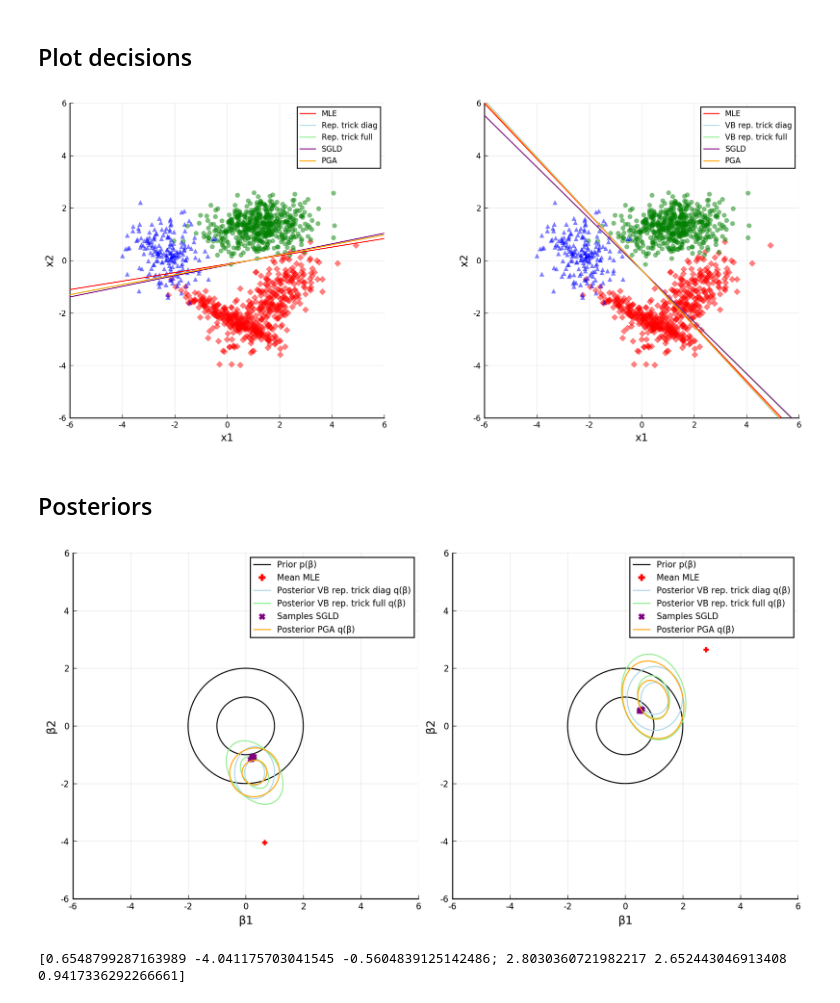
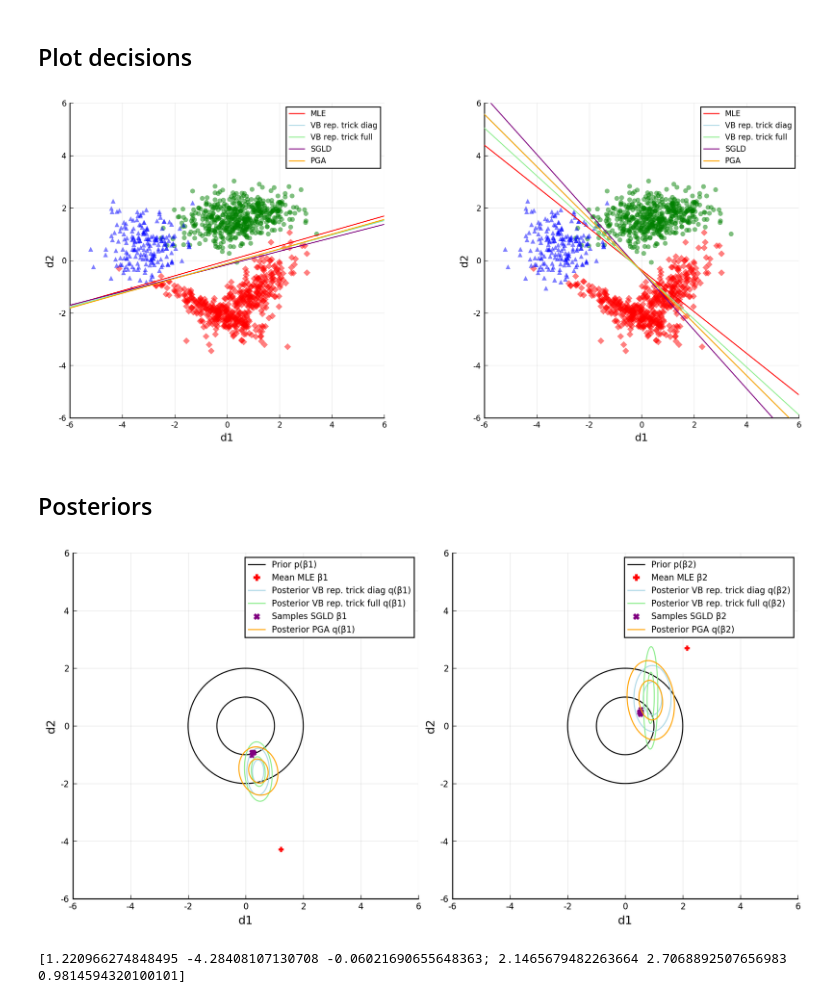
Before and after one commit to fnlandini/BayesianModels, a Jupyter notebook: examples/LogisticRegression.ipynb, the cells around one changed output. Cells and saved outputs as stored; diff of their text form; code cells hidden in the pictures.

```diff
--- a/examples/LogisticRegression.ipynb
+++ b/examples/LogisticRegression.ipynb
@@ -50,7 +50,8 @@ function plotdata!(p, x1_test, x2_test, x3_test)
     scatter!(p, x3_test[1, :], x3_test[2, :], label=nothing, marker = (:utriangle, 5, 0.5, :blue, stroke(0)))
 end
 
-p = plot(size=(500, 500), xlims=(-6, 6), ylims=(-6, 6))
+p = plot(size=(500, 500), xlims=(-6, 6), ylims=(-6, 6), xlabel = "d1",
+              ylabel = "d2")
 plotdata!(p, x1_test, x2_test, x3_test)
 
 savefig("plots/test.png")
@@ -58,8 +59,8 @@ savefig("plots/test.png")
 
 # Plot of distribution
 ppost_dist = plot(xlims = (-6, 6), ylims = (-6, 6),
-              aspect_ratio=:equal, xlabel = "β1",
-              ylabel = "β2")
+              aspect_ratio=:equal, xlabel = "d1",
+              ylabel = "d2")
 plotnormal2d(ppost_dist, μ1, Σ1, ncontours = 2, color = :red, label="Class 1")
 plotnormal2d(ppost_dist, μ2, Σ2, ncontours = 2, color = :red)
 plotnormal2d(ppost_dist, μ3, Σ3, ncontours = 2, color = :green, label="Class 2")
@@ -151,7 +152,7 @@ optim = "SGD"
 savefig("plots/"*optim*"/train_"*string(sizecoeff)*".png")
 
 
-p = plot(size=(500, 500), xlims=(-6, 6), ylims=(-6, 6))
+p = plot(size=(500, 500), xlims=(-6, 6), ylims=(-6, 6), xlabel="d1", ylabel="d2")
 plotdata!(p, x1_test_norm, x2_test_norm, x3_test_norm)
 
 savefig("plots/"*optim*"/test_norm.png")
@@ -1588,87 +1590,87 @@ pdec1 = plot(
     aspect_ratio=:equal,
     xlims=(-6, 6),
     ylims=(-6, 6),
-    xlabel="x1",
-    ylabel="x2"
+    xlabel="d1",
+    ylabel="d2"
 )
 
 plotdata!(pdec1, x1_test_norm, x2_test_norm, x3_test_norm)
 
 plotdecisionline!(pdec1, β_MLE[1, 1:size(X_test_norm,1)], β_MLE[1, size(X_test_norm,1)+1], line = (:red), label="MLE")
-plotdecisionline!(pdec1, β_reparam_diag_map[1,1:size(X_test_norm,1)], β_reparam_diag_map[1,size(X_test_norm,1)+1], line = (:lightblue), label="Rep. trick diag")
-plotdecisionline!(pdec1, β_reparam_full_map[1,1:size(X_test_norm,1)], β_reparam_full_map[1,size(X_test_norm,1)+1], line = (:lightgreen), label="Rep. trick full")
+plotdecisionline!(pdec1, β_reparam_diag_map[1,1:size(X_test_norm,1)], β_reparam_diag_map[1,size(X_test_norm,1)+1], line = (:lightblue), label="VB rep. trick diag")
+plotdecisionline!(pdec1, β_reparam_full_map[1,1:size(X_test_norm,1)], β_reparam_full_map[1,size(X_test_norm,1)+1], line = (:lightgreen), label="VB rep. trick full")
 plotdecisionline!(pdec1, Statistics.mean(βs[:, steps, 1, 1:size(X_test_norm,1)], dims=1)[1,:], Statistics.mean(βs[:, steps, 1, size(X_test_norm,1)+1], dims=1)[1,1], line = (:purple), label="SGLD")
 μᵦ = model.stickbreaking[1].β.posterior.μ
 plotdecisionline!(pdec1, μᵦ[1:2], model.stickbreaking[1].hasbias ? μᵦ[end] : 0., line = (:orange), label="PGA")
 
 ###################################################
 
 pdec2 = plot(
     size=(500, 500),
     aspect_ratio=:equal,
     xlims=(-6, 6),
     ylims=(-6, 6),
-    xlabel="x1",
-    ylabel="x2"
+    xlabel="d1",
+    ylabel="d2"
 )
 
 plotdata!(pdec2, x1_test_norm, x2_test_norm, x3_test_norm)
 
 plotdecisionline!(pdec2, β_MLE[2, 1:size(X_test_norm,1)], β_MLE[2, size(X_test_norm,1)+1], line = (:red), label="MLE")
 plotdecisionline!(pdec2, β_reparam_diag_map[2,1:size(X_test_norm,1)], β_reparam_diag_map[2,size(X_test_norm,1)+1], line = (:lightblue), label="VB rep. trick diag")
 plotdecisionline!(pdec2, β_reparam_full_map[2,1:size(X_test_norm,1)], β_reparam_full_map[2,size(X_test_norm,1)+1], line = (:lightgreen), label="VB rep. trick full")
 plotdecisionline!(pdec2, Statistics.mean(βs[:, steps, 2, 1:size(X_test_norm,1)], dims=1)[1,:], Statistics.mean(βs[:, steps, 2, size(X_test_norm,1)+1], dims=1)[1,1], line = (:purple), label="SGLD")
 μᵦ = model.stickbreaking[2].β.posterior.μ
 plotdecisionline!(pdec2, μᵦ[1:2], model.stickbreaking[1].hasbias ? μᵦ[end] : 0., line = (:orange), label="PGA")
 
 
 ###################################################
 
 l = @layout [a b]
 plot(pdec1, pdec2, layout = l, size = (1200, 500), dpi=200)
 
 savefig("plots/"*optim*"/decisions_test_"*string(sizecoeff)*".png")
 # %% [output]
-[figure, old version]
+[figure, new version]
 # %% [markdown]
 ## Posteriors
 # %%
 l = @layout [a b]
 ppost1 = plot(xlims = (-6, 6), ylims = (-6, 6),
-              aspect_ratio=:equal, xlabel = "β1",
-              ylabel = "β2")
+              aspect_ratio=:equal, xlabel = "d1",
+              ylabel = "d2")
 
 μ₀ = model.stickbreaking[1].β.prior.μ
 Σ₀ = model.stickbreaking[1].β.prior.Σ
 μᵦ = model.stickbreaking[1].β.posterior.μ
 Σᵦ = model.stickbreaking[1].β.posterior.Σ
-plotnormal2d(ppost1, μ₀[1:2], Σ₀[1:2, 1:2], ncontours = 2, color = :black, label="Prior p(β)")
-scatter!(ppost1, [β_MLE[1,1]], [β_MLE[1,2]], color="red", marker=:cross, label="Mean MLE", markerstrokewidth=0, markersize=5)
-plotnormal2d(ppost1, μ_reparam_diag[1,1:2], diagm(exp.(λ_reparam_diag[1,:]))[1:2, 1:2], ncontours = 2, color = :lightblue, label="Posterior VB rep. trick diag q(β)")
-plotnormal2d(ppost1, μ_reparam_full[1,1:2], (A_reparam_full[1,:,:]'*A_reparam_full[1,:,:])[1:2, 1:2], ncontours = 2, color = :lightgreen, label="Posterior VB rep. trick full q(β)")
+plotnormal2d(ppost1, μ₀[1:2], Σ₀[1:2, 1:2], ncontours = 2, color = :black, label="Prior p(β1)")
+scatter!(ppost1, [β_MLE[1,1]], [β_MLE[1,2]], color="red", marker=:cross, label="Mean MLE β1", markerstrokewidth=0, markersize=5)
+plotnormal2d(ppost1, μ_reparam_diag[1,1:2], diagm(exp.(λ_reparam_diag[1,:]))[1:2, 1:2], ncontours = 2, color = :lightblue, label="Posterior VB rep. trick diag q(β1)")
+plotnormal2d(ppost1, μ_reparam_full[1,1:2], ((U[1,:,:] + diagm(exp.(λ[1,:])))'*(U[1,:,:] + diagm(exp.(λ[1,:]))))[1:2, 1:2], ncontours = 2, color = :lightgreen, label="Posterior VB rep. trick full q(β1)")
 for i = 1:samples
-    label = i > 1 ? "" : "Samples SGLD"
+    label = i > 1 ? "" : "Samples SGLD β1"
     scatter!(ppost1, [β_SGLD[i,1,1]], [β_SGLD[i,1,2]], color="purple", marker=:xcross, label=label, markerstrokewidth=0, markersize=5)
 end
-plotnormal2d(ppost1, μᵦ[1:2], Σᵦ[1:2, 1:2], ncontours = 2, color = :orange, label="Posterior PGA q(β)")
+plotnormal2d(ppost1, μᵦ[1:2], Σᵦ[1:2, 1:2], ncontours = 2, color = :orange, label="Posterior PGA q(β1)")
 
 
 ppost2 = plot(xlims = (-6, 6), ylims = (-6, 6),
-              aspect_ratio=:equal, xlabel = "β1",
-              ylabel = "β2")
+              aspect_ratio=:equal, xlabel = "d1",
+              ylabel = "d2")
 μ₀ = model.stickbreaking[2].β.prior.μ
 Σ₀ = model.stickbreaking[2].β.prior.Σ
 μᵦ = model.stickbreaking[2].β.posterior.μ
 Σᵦ = model.stickbreaking[2].β.posterior.Σ
-plotnormal2d(ppost2, μ₀[1:2], Σ₀[1:2, 1:2], ncontours = 2, color = :black, label="Prior p(β)")
-scatter!(ppost2, [β_MLE[2,1]], [β_MLE[2,2]], color="red", marker=:cross, label="Mean MLE", markerstrokewidth=0, markersize=5)
-plotnormal2d(ppost2, μ_reparam_diag[2,1:2], diagm(exp.(λ_reparam_diag[2,:]))[1:2, 1:2], ncontours = 2, color = :lightblue, label="Posterior VB rep. trick diag q(β)")
-plotnormal2d(ppost2, μ_reparam_full[2,1:2], (A_reparam_full[2,:,:]'*A_reparam_full[2,:,:])[1:2, 1:2], ncontours = 2, color = :lightgreen, label="Posterior VB rep. trick full q(β)")
+plotnormal2d(ppost2, μ₀[1:2], Σ₀[1:2, 1:2], ncontours = 2, color = :black, label="Prior p(β2)")
+scatter!(ppost2, [β_MLE[2,1]], [β_MLE[2,2]], color="red", marker=:cross, label="Mean MLE β2", markerstrokewidth=0, markersize=5)
+plotnormal2d(ppost2, μ_reparam_diag[2,1:2], diagm(exp.(λ_reparam_diag[2,:]))[1:2, 1:2], ncontours = 2, color = :lightblue, label="Posterior VB rep. trick diag q(β2)")
+plotnormal2d(ppost2, μ_reparam_full[2,1:2], ((U[2,:,:] + diagm(exp.(λ[2,:])))'*(U[2,:,:] + diagm(exp.(λ[2,:]))))[1:2, 1:2], ncontours = 2, color = :lightgreen, label="Posterior VB rep. trick full q(β2)")
 for i = 1:samples
-    label = i > 1 ? "" : "Samples SGLD"
+    label = i > 1 ? "" : "Samples SGLD β2"
     scatter!(ppost2, [β_SGLD[i,2,1]], [β_SGLD[i,2,2]], color="purple", marker=:xcross, label=label, markerstrokewidth=0, markersize=5)
 end
-plotnormal2d(ppost2, μᵦ[1:2], Σᵦ[1:2, 1:2], ncontours = 2, color = :orange, label="Posterior PGA q(β)")
+plotnormal2d(ppost2, μᵦ[1:2], Σᵦ[1:2, 1:2], ncontours = 2, color = :orange, label="Posterior PGA q(β2)")
 
 print("$(β_MLE)")
 
@@ -1677,8 +1679,8 @@ plot(ppost1, ppost2, layout = l, size = (1000, 500), dpi=200)
 
 savefig("plots/"*optim*"/posterior_"*string(sizecoeff)*".png")
 # %% [output]
-[figure, old version]
+[figure, new version]
-[0.6548799287163989 -4.041175703041545 -0.5604839125142486; 2.8030360721982217 2.652443046913408 0.9417336292266661]
+[1.220966274848495 -4.28408107130708 -0.06021690655648363; 2.1465679482263664 2.7068892507656983 0.9814594320100101]
 # %%
 # MLE, reparam_diag, reparam_full, SGLD, PGA
 accs_all[sizecoeff,:,1] = accs_MLE[2:nsteps+1]
```
Also changed, not shown: parts of 25 cells of this notebook, 1 other file.
